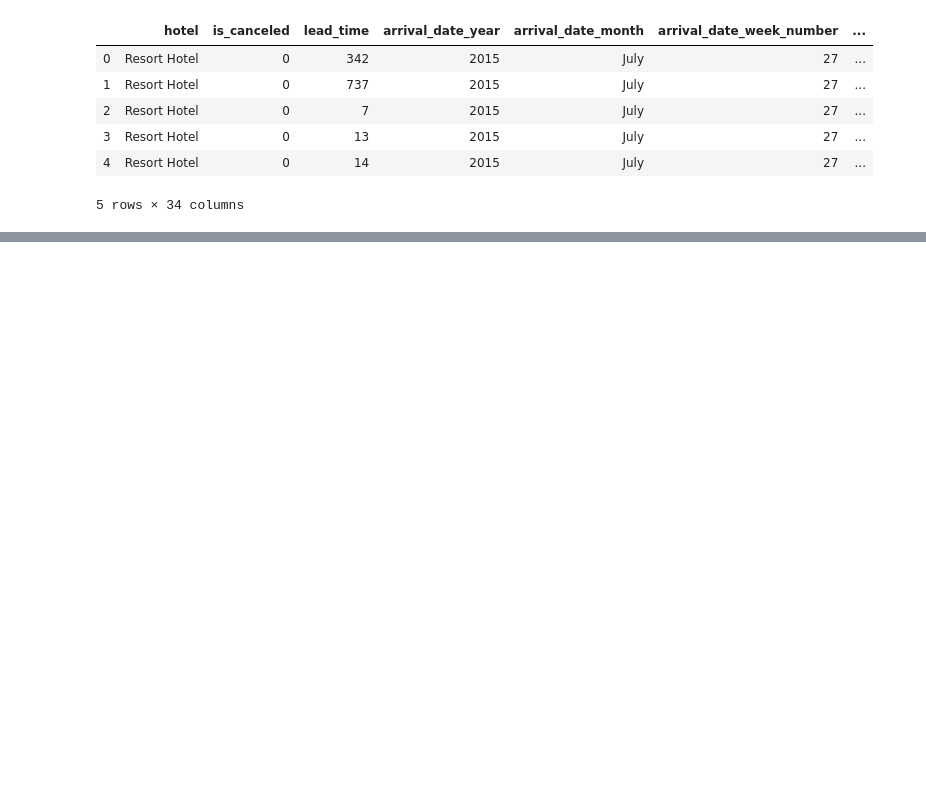
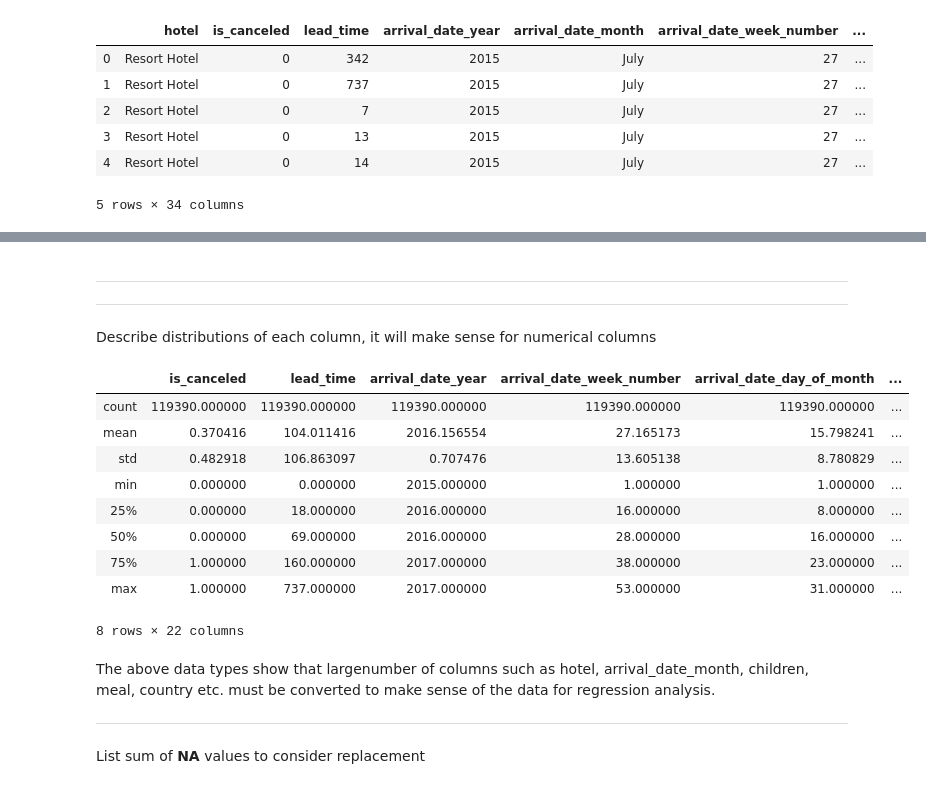
Before and after one commit to sandeepborkartech/ML_HotelPricing, a Jupyter notebook: hotel_v3_vijaya_27Mar.ipynb, the cells around one changed output, grey strips where cells are left out. Saved outputs shown, nothing was run; the diff lists cells and outputs as text; code cells hidden in the pictures; blank space fills up the shorter version.

```diff
--- a/hotel_v3_vijaya_27Mar.ipynb
+++ b/hotel_v3_vijaya_27Mar.ipynb
@@ -337,0 +108,22 @@ X.head()
+# %% [markdown]
+<hr><hr>
+Describe distributions of each column, it will make sense for numerical columns
+# %%
+df_hotel = pd.read_pickle('hotel_bookings_1.pkl')
+df_hotel.describe()
+# %% [output]
+|  | is_canceled | lead_time | arrival_date_year | arrival_date_week_number | arrival_date_day_of_month | ... |
+| count | 119390.000000 | 119390.000000 | 119390.000000 | 119390.000000 | 119390.000000 | ... |
+| mean | 0.370416 | 104.011416 | 2016.156554 | 27.165173 | 15.798241 | ... |
+| std | 0.482918 | 106.863097 | 0.707476 | 13.605138 | 8.780829 | ... |
+| min | 0.000000 | 0.000000 | 2015.000000 | 1.000000 | 1.000000 | ... |
+| 25% | 0.000000 | 18.000000 | 2016.000000 | 16.000000 | 8.000000 | ... |
+| 50% | 0.000000 | 69.000000 | 2016.000000 | 28.000000 | 16.000000 | ... |
+| 75% | 1.000000 | 160.000000 | 2017.000000 | 38.000000 | 23.000000 | ... |
+| max | 1.000000 | 737.000000 | 2017.000000 | 53.000000 | 31.000000 | ... |
+8 rows × 22 columns
+# %% [markdown]
+The above data types show that largenumber of columns such as hotel, arrival_date_month, children, meal, country etc. must be converted to make sense of the data for regression analysis.
+<hr>
+# %% [markdown]
+List sum of __NA__ values to consider replacement
```
Also changed, not shown: parts of 67 cells of this notebook, 1 other file.
